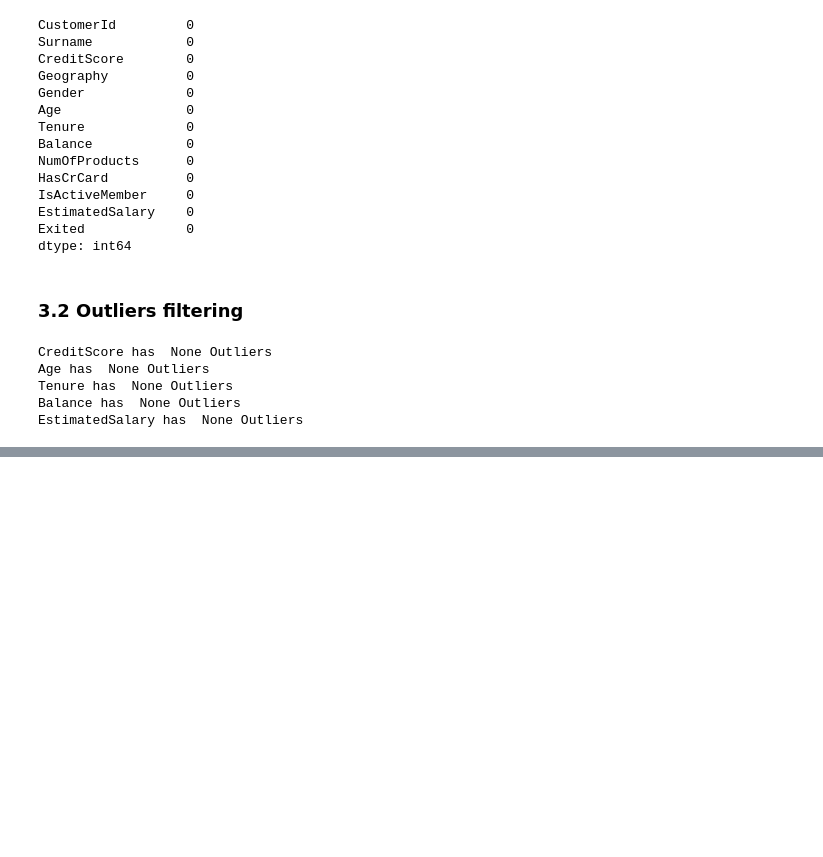
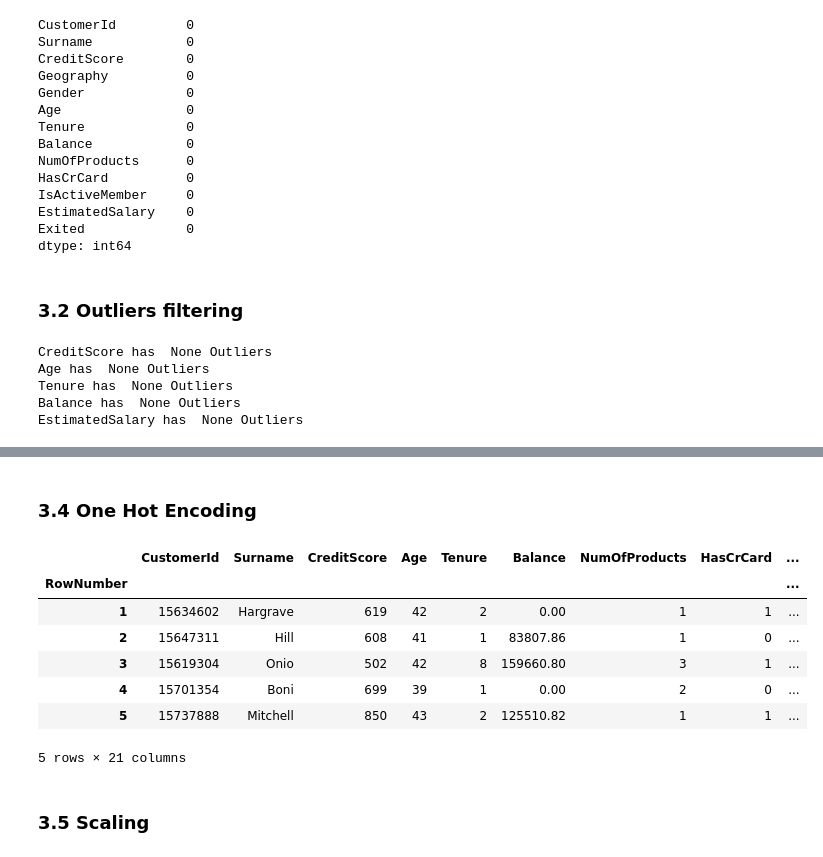
Before and after one commit to jimmy8645/churn_analysis, a Jupyter notebook: churn_analysis.ipynb, the cells around one changed output, grey strips where cells are left out. Saved outputs shown, nothing was run; the diff lists cells and outputs as text; code cells hidden in the pictures; blank space fills up the shorter version.

```diff
--- a/churn_analysis.ipynb
+++ b/churn_analysis.ipynb
@@ -138,0 +147,33 @@ EstimatedSalary has  None Outliers
+# %%
+# Standardize tenure with age
+df["NewTenure"] = df["Tenure"]/df["Age"]
+df["NewCreditsScore"] = pd.qcut(df['CreditScore'], 6, labels = [1, 2, 3, 4, 5, 6])
+df["NewAgeScore"] = pd.qcut(df['Age'], 8, labels = [1, 2, 3, 4, 5, 6, 7, 8])
+df["NewBalanceScore"] = pd.qcut(df['Balance'].rank(method="first"), 5, labels = [1, 2, 3, 4, 5])
+df["NewEstSalaryScore"] = pd.qcut(df['EstimatedSalary'], 10, labels = [1, 2, 3, 4, 5, 6, 7, 8, 9, 10])
+# %% [markdown]
+### 3.4 One Hot Encoding
+# %%
+def one_hot_encoder(df, dic):
+    for i in dic:
+        one_hot_encode = pd.get_dummies(df[i])
+        df = pd.concat([df, one_hot_encode], axis= 1)
+    df.drop(dic, axis= 1, inplace= True)
+    return df
+# %%
+encode_list = ['Gender', 'Geography']
+
+df = one_hot_encoder(df, encode_list)
+# %%
+df.head()
+# %% [output]
+|  | CustomerId | Surname | CreditScore | Age | Tenure | Balance | NumOfProducts | HasCrCard | ... |
+| RowNumber |  |  |  |  |  |  |  |  | ... |
+| 1 | 15634602 | Hargrave | 619 | 42 | 2 | 0.00 | 1 | 1 | ... |
+| 2 | 15647311 | Hill | 608 | 41 | 1 | 83807.86 | 1 | 0 | ... |
+| 3 | 15619304 | Onio | 502 | 42 | 8 | 159660.80 | 3 | 1 | ... |
+| 4 | 15701354 | Boni | 699 | 39 | 1 | 0.00 | 2 | 0 | ... |
+| 5 | 15737888 | Mitchell | 850 | 43 | 2 | 125510.82 | 1 | 1 | ... |
+5 rows × 21 columns
+# %% [markdown]
+### 3.5 Scaling
```
Also changed, not shown: parts of 6 cells of this notebook.
